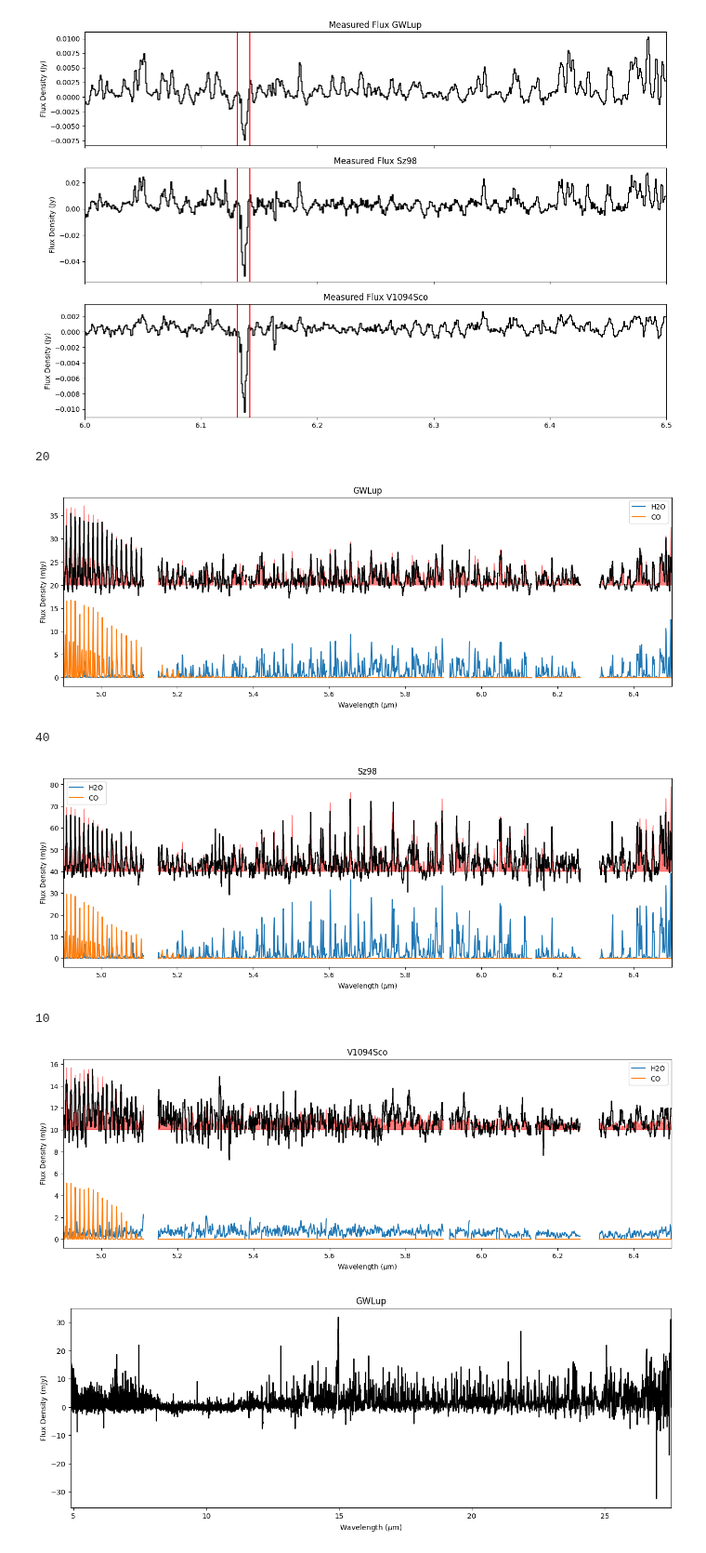
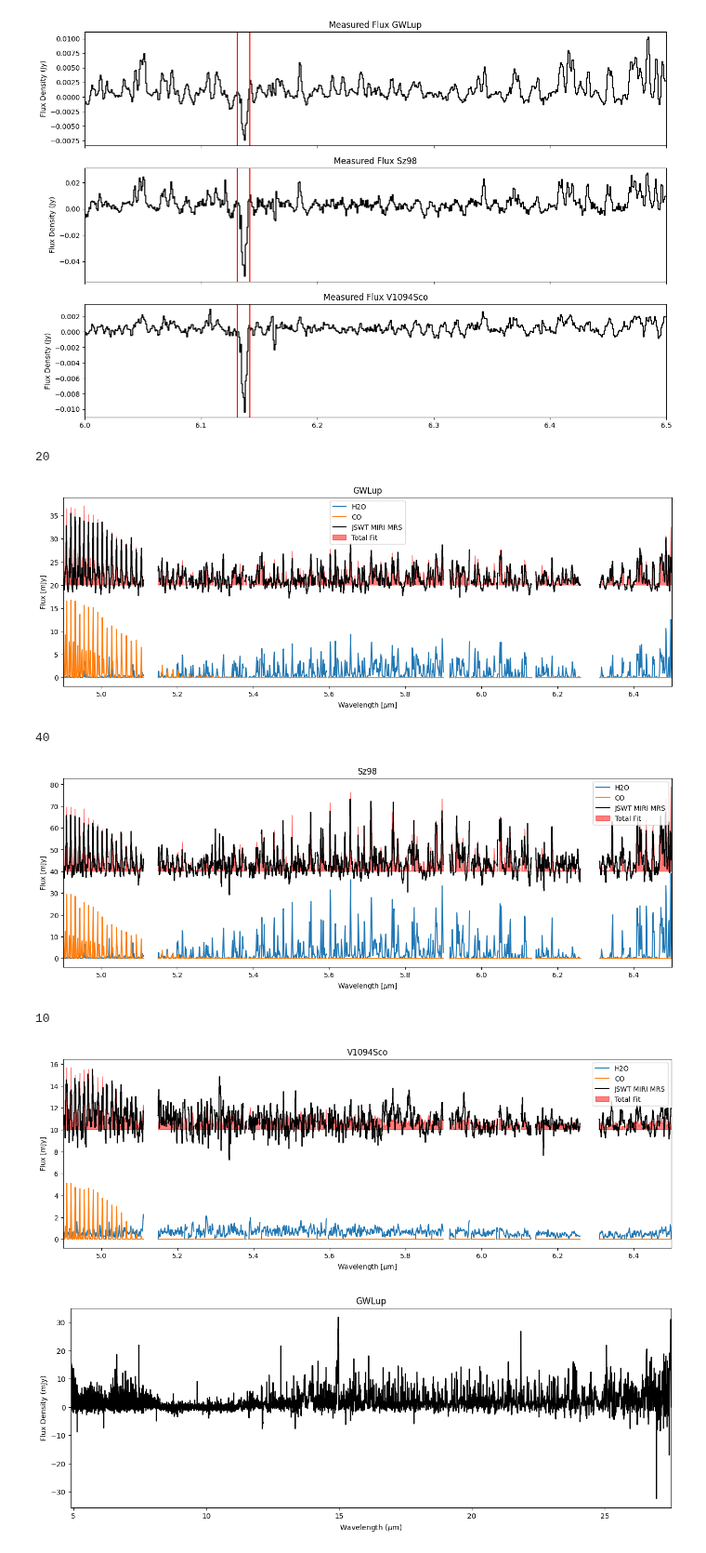
Before and after one commit to nielsklerk/BRP, a Jupyter notebook: RealData.ipynb, the cells around one changed output. Shown at 93% size. Cells and saved outputs as stored; diff of their text form; code cells hidden in the pictures.

Commit message:
New fits images

```diff
--- a/RealData.ipynb
+++ b/RealData.ipynb
@@ -207,7 +207,7 @@ for specie in species:
         specie_flux = row[f'FLiTs {specie} Flux']
         specie_flux = np.interp(total_wl, specie_wl, specie_flux)
         total_flux += specie_flux
-    total_flux /= max(total_flux)
+    total_flux /= 25
     avg_flux.update({specie:total_flux})
 # %%
 for specie in species:
@@ -464,43 +464,43 @@ for Source in ['GWLup', 'Sz98', 'V1094Sco']:
     for mol in ['H2O', 'CO']:
         file = f'{Source}4_9_6_3/{mol}_best_fit.p'
         data = pickle.load(open(file, 'rb'))
         o_w = data['o_w']
         # o_w = np.nan_to_num(o_w, nan=0)
         m_f = data['m_f']
         m_f = np.nan_to_num(m_f, nan=0)
         plt.plot(o_w, mask_regions(o_w, 1000*m_f*data['Rdisk_best']**2, artefact_regions), label=mol)
         total+=m_f*data['Rdisk_best']**2
     offset = math.ceil(max(1000*flux_cont_sub[clip_cnd])/10)*10
     print(offset)
-    plt.step(wavelength[clip_cnd], 1000*mask_regions(wavelength[clip_cnd], flux_cont_sub[clip_cnd], artefact_regions)+offset, color='black')
-    plt.fill_between(wavelength[clip_cnd], offset, 1000*mask_regions(wavelength[clip_cnd], total, artefact_regions)+offset, color='r', alpha=0.5)
-    plt.xlabel(r'Wavelength ($\mu$m)')
-    plt.ylabel('Flux Density (mJy)')
+    plt.step(wavelength[clip_cnd], 1000*mask_regions(wavelength[clip_cnd], flux_cont_sub[clip_cnd], artefact_regions)+offset, color='black', label='JSWT MIRI MRS')
+    plt.fill_between(wavelength[clip_cnd], offset, 1000*mask_regions(wavelength[clip_cnd], total, artefact_regions)+offset, color='r', alpha=0.5, label='Total Fit')
+    plt.xlabel(r'Wavelength [$\mu$m]')
+    plt.ylabel('Flux [mJy]')
     plt.xlim(clip_min, clip_max)
     plt.title(Source)
     plt.legend()
     plt.savefig(f'Figures/Fit_{Source}.pdf', bbox_inches='tight')
     plt.show()
     # plt.figure(figsize=(16,7))
     # plt.plot(wavelength[clip_cnd], gaussian_filter1d(flux_cont_sub[clip_cnd], sigma=2), color='black', label='H2O and CO removed')
     # plt.plot(wavelength[clip_cnd], avg_flux['CH4'][clip_cnd]/10-0.001, label='NO template')
     # plt.legend()
     # plt.title(Source)
     # plt.xlim(clip_min, clip_max)
     # plt.xlabel(r'Wavelength ($\mu$m)')
     # plt.ylabel('Flux Density (Jy)')
     # plt.show()
     # print(Source, '---------')
-    # for target in species:
+    # for target in ['NO']:
     #     print(target, ':', new_detect_molecule(wavelength[clip_cnd], flux_cont_sub[clip_cnd], avg_flux[target][clip_cnd], clip_min, clip_max, title='NO', window=100, exclude=99, plot=False, n_trials=int(1e4))<0.05)
-        # print(target, ':', new_detect_molecule(wavelength[clip_cnd], total+0.002, avg_flux['NO'][clip_cnd], clip_min, clip_max, title='NO detection with CO and H2O removed', window=100, exclude=99, plot=False, n_trials=int(1e3))<0.05)
+    #     print(target, ':', new_detect_molecule(wavelength[clip_cnd], total, avg_flux['NO'][clip_cnd], clip_min, clip_max, title='NO detection with CO and H2O removed', window=100, exclude=99, plot=False, n_trials=int(1e4))<0.05)
 # %% [output]
 20
-[figure, old version]
+[figure, new version]
 40
-[figure, old version]
+[figure, new version]
 10
-[figure, old version]
+[figure, new version]
 # %%
 for Source in ['GWLup', 'Sz98', 'V1094Sco']:
     plt.figure(figsize=(15,5))
```
Also changed, not shown: parts of 1 cell of this notebook, 4 other files.
